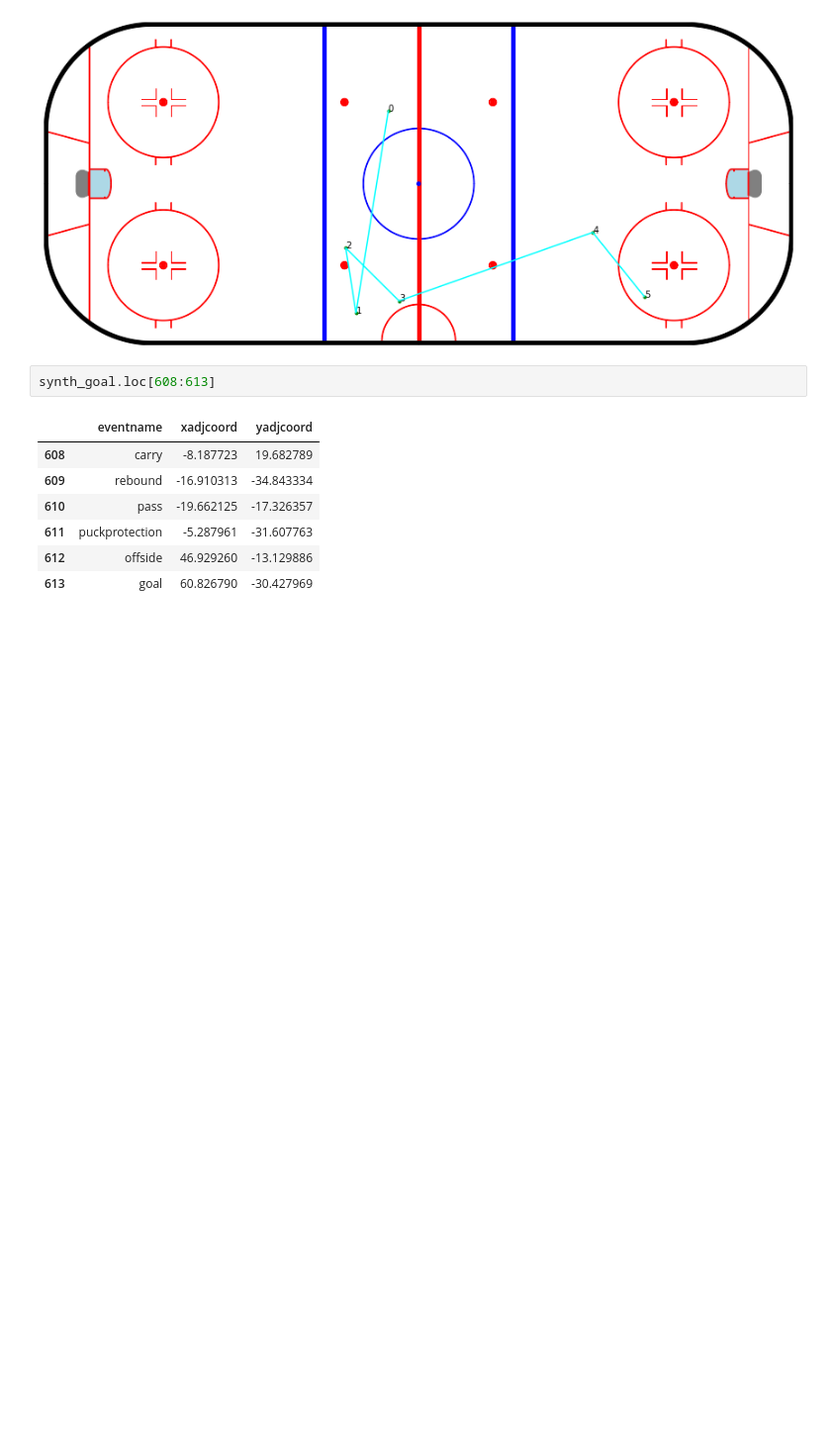
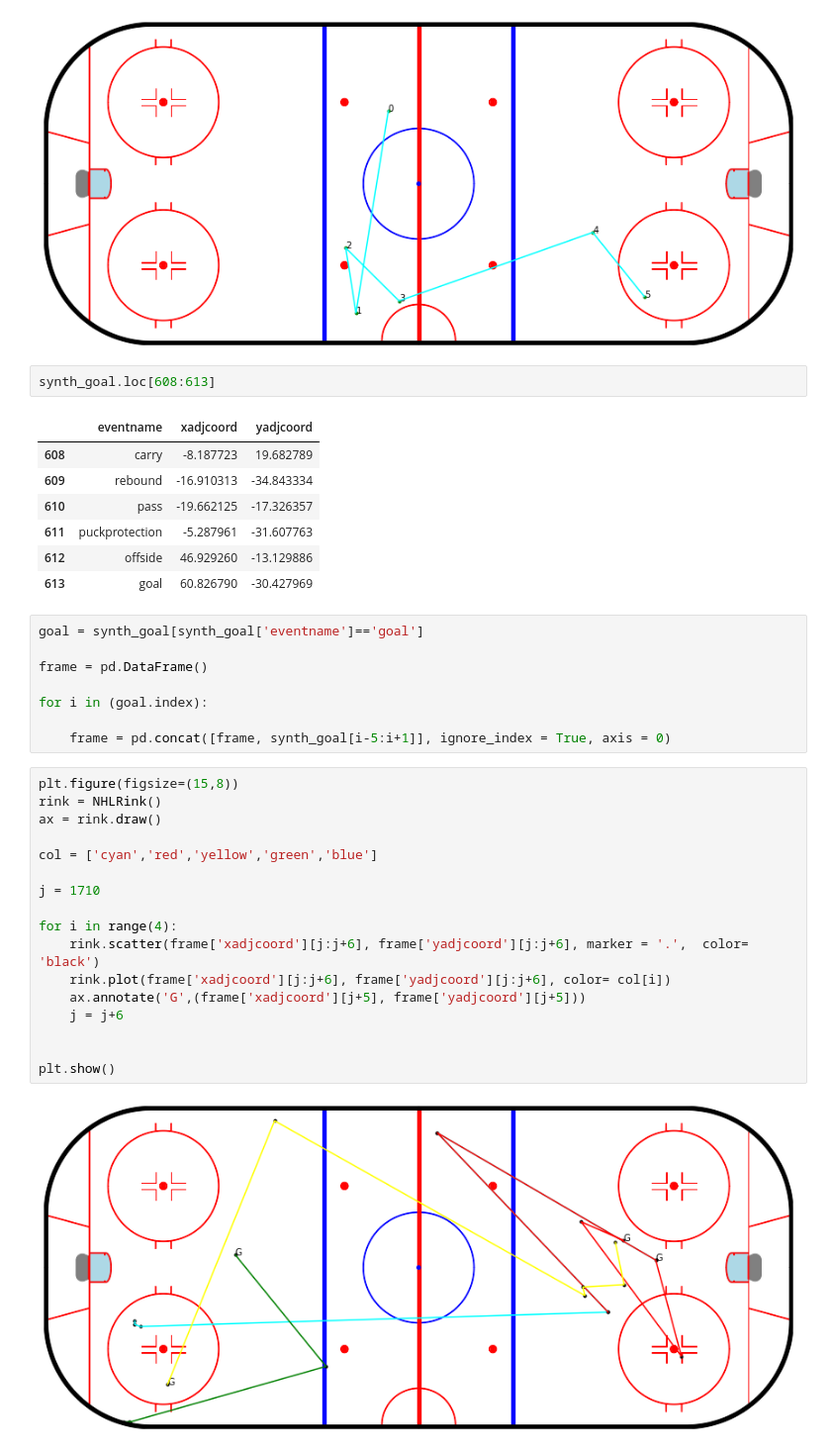
Before and after one commit to fahim-sikder/event-generation-ice-hockey, a Jupyter notebook: goal_pattern.ipynb, the cells around one changed output. Shown: that part at 99% size. Cells and saved outputs as stored; diff of their text form; blank space fills up the shorter version.

Commit message:
added multiple goal sequence fig

```diff
--- a/goal_pattern.ipynb
+++ b/goal_pattern.ipynb
@@ -117,3 +117,30 @@ synth_goal.loc[608:613]
 | 611 | puckprotection | -5.287961 | -31.607763 |
 | 612 | offside | 46.929260 | -13.129886 |
 | 613 | goal | 60.826790 | -30.427969 |
+# %%
+goal = synth_goal[synth_goal['eventname']=='goal']
+
+frame = pd.DataFrame()
+
+for i in (goal.index):
+
+    frame = pd.concat([frame, synth_goal[i-5:i+1]], ignore_index = True, axis = 0)
+# %%
+plt.figure(figsize=(15,8))
+rink = NHLRink()
+ax = rink.draw()
+
+col = ['cyan','red','yellow','green','blue']
+
+j = 1710
+
+for i in range(4):
+    rink.scatter(frame['xadjcoord'][j:j+6], frame['yadjcoord'][j:j+6], marker = '.',  color= 'black')
+    rink.plot(frame['xadjcoord'][j:j+6], frame['yadjcoord'][j:j+6], color= col[i])
+    ax.annotate('G',(frame['xadjcoord'][j+5], frame['yadjcoord'][j+5]))
+    j = j+6
+
+
+plt.show()
+# %% [output]
+[figure, added]
```
Also changed, not shown: parts of 1 cell of this notebook, 3 other files.
